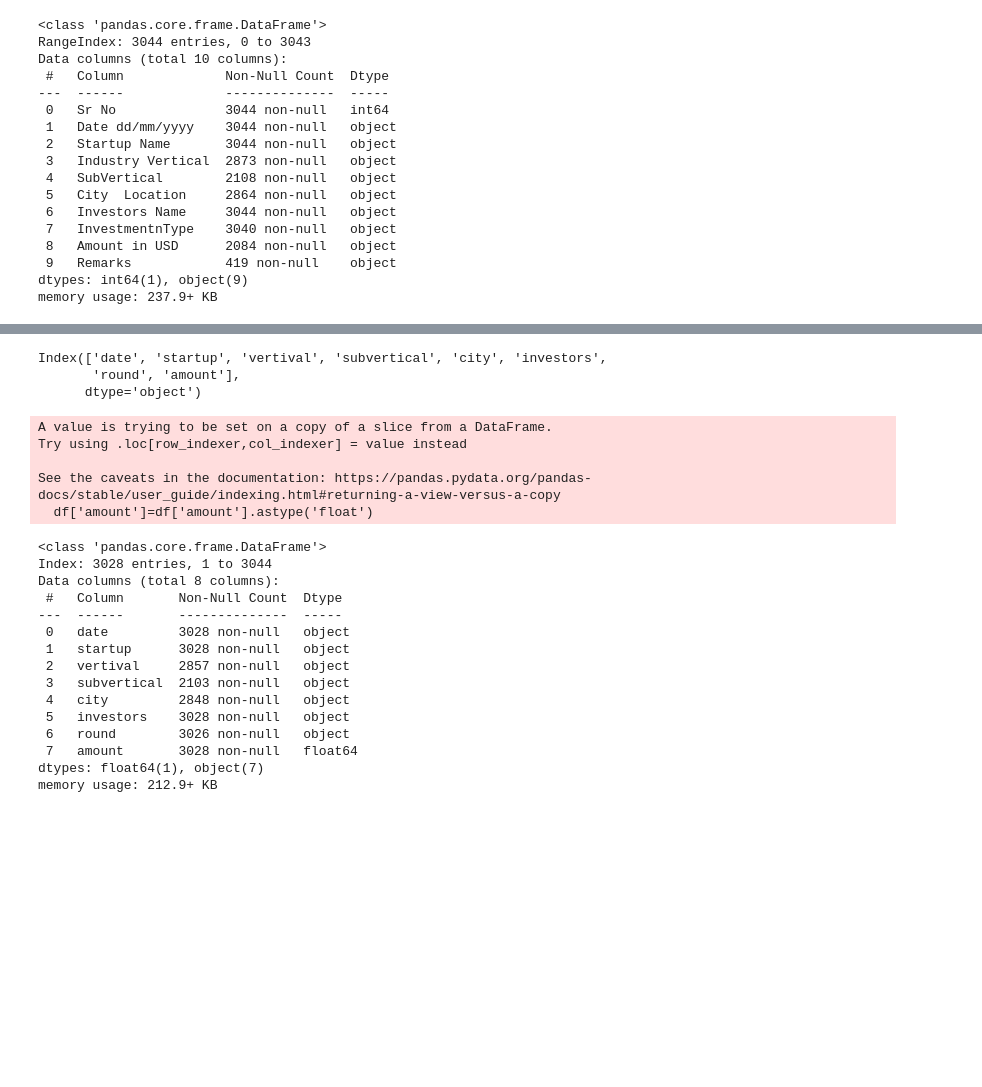
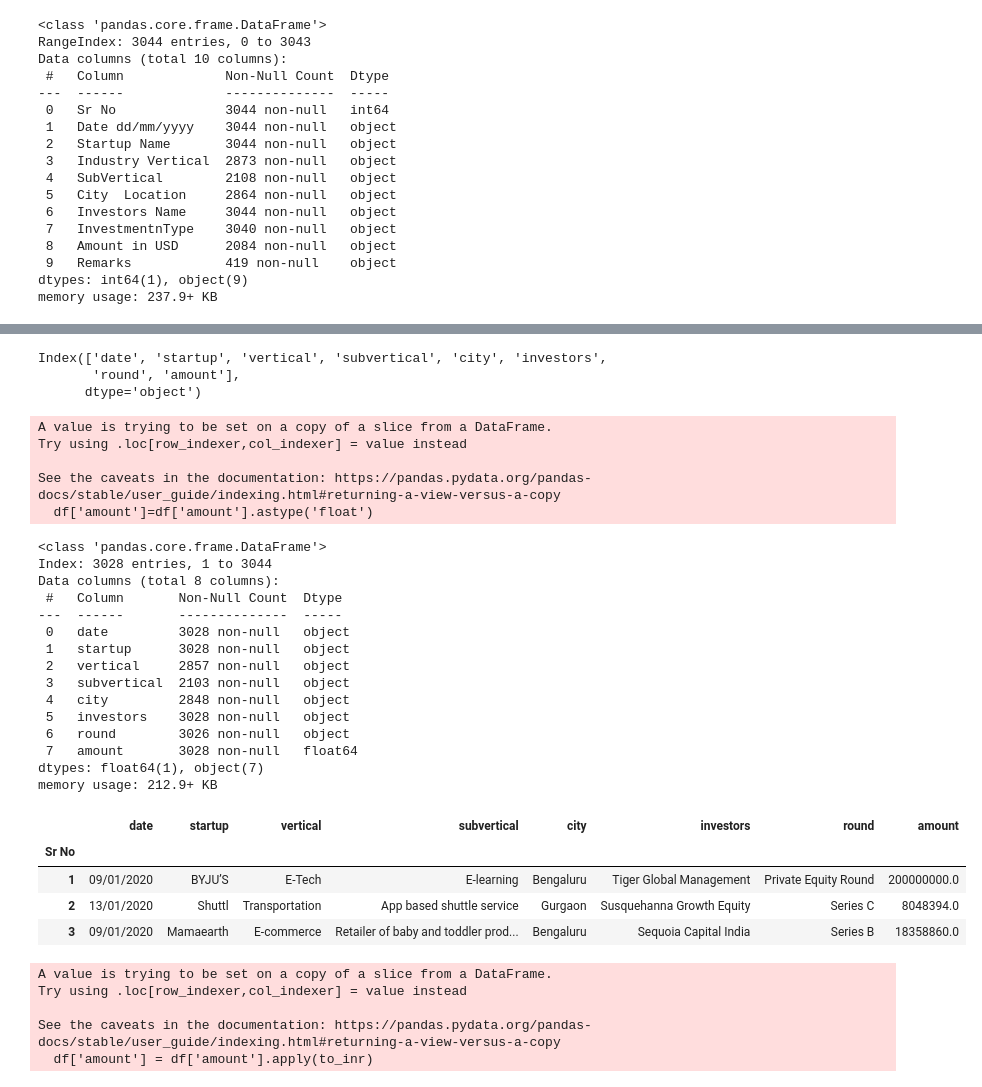
Before and after one commit to Swapn2/Data-Science-Learnings, a Jupyter notebook: indian_funding_startup.ipynb, the cells around one changed output, grey strips where cells are left out. Drawn from its saved outputs; the diff is of its cells as text; code cells hidden in the pictures; blank space fills up the shorter version.

```diff
--- a/indian_funding_startup.ipynb
+++ b/indian_funding_startup.ipynb
@@ -112,7 +112,7 @@ df.set_index('Sr No',inplace = True)
 df.rename(columns={
     'Date dd/mm/yyyy':'date',
     'Startup Name':'startup',
-    'Industry Vertical':'vertival',
+    'Industry Vertical':'vertical',
     'SubVertical':'subvertical',
     'City  Location':'city',
     'Investors Name':'investors',
@@ -123,7 +123,7 @@ df.rename(columns={
 # %%
 df.columns
 # %% [output]
-Index(['date', 'startup', 'vertival', 'subvertical', 'city', 'investors',
+Index(['date', 'startup', 'vertical', 'subvertical', 'city', 'investors',
        'round', 'amount'],
       dtype='object')
 # %%
@@ -152,7 +152,7 @@ Data columns (total 8 columns):
 ---  ------       --------------  -----
  0   date         3028 non-null   object
  1   startup      3028 non-null   object
- 2   vertival     2857 non-null   object
+ 2   vertical     2857 non-null   object
  3   subvertical  2103 non-null   object
  4   city         2848 non-null   object
  5   investors    3028 non-null   object
@@ -160,3 +160,11 @@ Data columns (total 8 columns):
  7   amount       3028 non-null   float64
 dtypes: float64(1), object(7)
 memory usage: 212.9+ KB
+# %%
+df.head(3)
+# %% [output]
+|  | date | startup | vertical | subvertical | city | investors | round | amount |
+| Sr No |  |  |  |  |  |  |  |  |
+| 1 | 09/01/2020 | BYJU’S | E-Tech | E-learning | Bengaluru | Tiger Global Management | Private Equity Round | 200000000.0 |
+| 2 | 13/01/2020 | Shuttl | Transportation | App based shuttle service | Gurgaon | Susquehanna Growth Equity | Series C | 8048394.0 |
+| 3 | 09/01/2020 | Mamaearth | E-commerce | Retailer of baby and toddler prod... | Bengaluru | Sequoia Capital India | Series B | 18358860.0 |
@@ -162,0 +175,8 @@ memory usage: 212.9+ KB
+# %%
+df['amount'] = df['amount'].apply(to_inr)
+# %% [output]
+A value is trying to be set on a copy of a slice from a DataFrame.
+Try using .loc[row_indexer,col_indexer] = value instead
+
+See the caveats in the documentation: https://pandas.pydata.org/pandas-docs/stable/user_guide/indexing.html#returning-a-view-versus-a-copy
+  df['amount'] = df['amount'].apply(to_inr)
```
Also changed, not shown: parts of 10 cells of this notebook.
